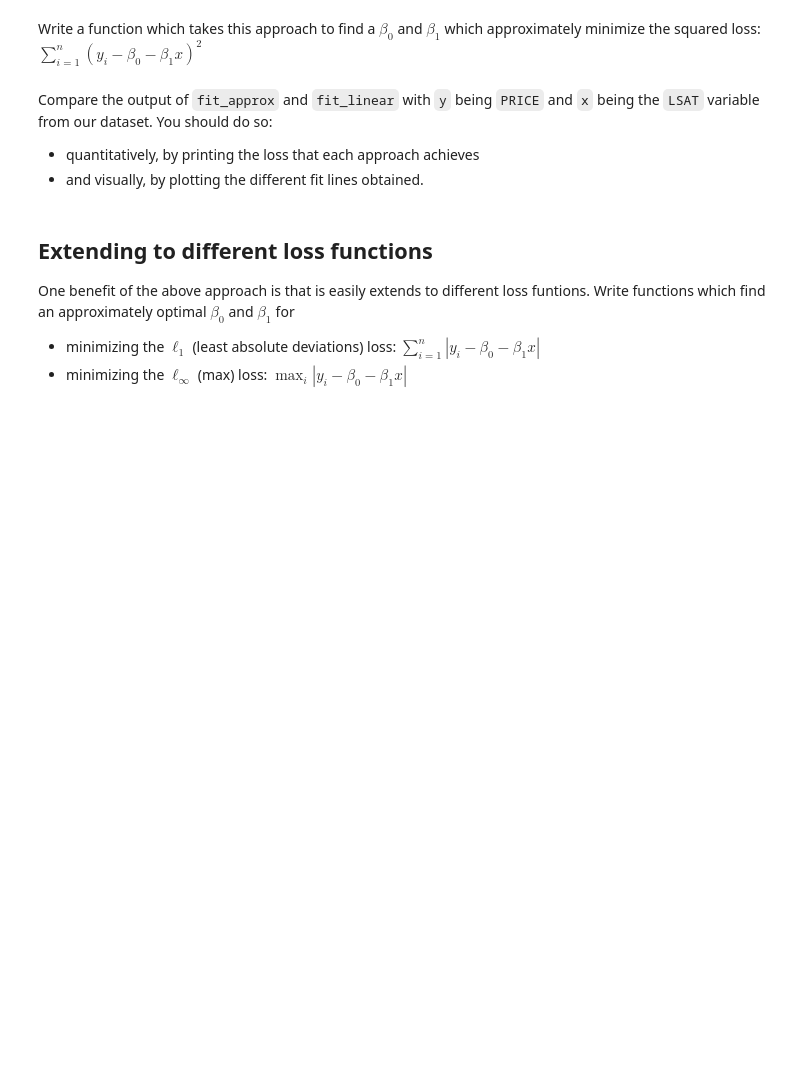
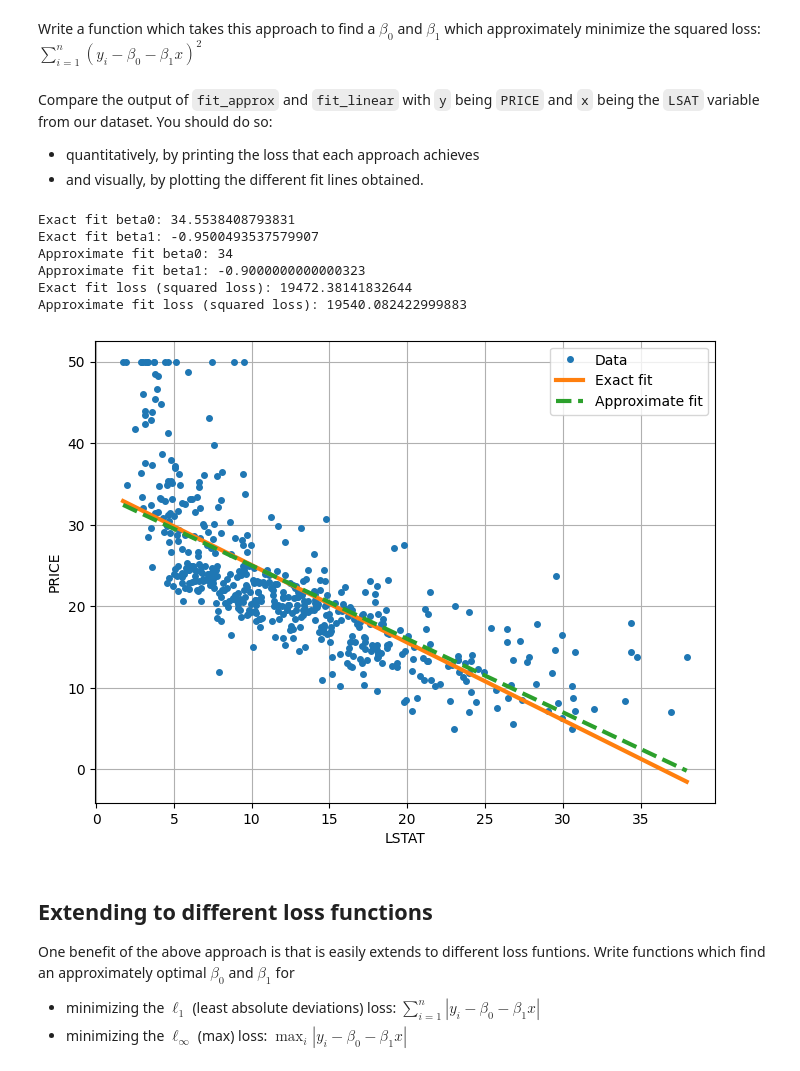
Before and after one commit to ivanearisty/obsidian, a Jupyter notebook: Classes + Uni/Machine Learning/demos/Copy_of_ML_Spring_25_Lab_1_Updated.ipynb, the cells around one changed output. Cells and saved outputs as stored; diff of their text form; code cells hidden in the pictures; blank space fills up the shorter version.

```diff
--- a/Classes + Uni/Machine Learning/demos/Copy_of_ML_Spring_25_Lab_1_Updated.ipynb
+++ b/Classes + Uni/Machine Learning/demos/Copy_of_ML_Spring_25_Lab_1_Updated.ipynb
@@ -161,13 +161,21 @@ You will need to write a loop. One option is to loop over the list of colunm nam
 
 What variable does the best job predicting house price?
 # %%
-# Dictionary to store the losses for each predictor
 losses = {}
+y = boston_df['target'].values
 
-# For each predictor column except the target
-for predictor in boston_df.columns[:-1]:  # exclude the target column
-    x = boston_df[predictor].values
-    _, _, loss = fit_linear(x, y)
+for predictor in boston_df.columns[:-1]:
+
+    if boston_df[predictor].dtype.name == 'category':
+
+        x = boston_df[predictor].astype(float).values
+
+    else:
+
+        x = boston_df[predictor].values
+
+    beta0, beta1, loss = fit_linear(x, y)
+
     losses[predictor] = loss
 
 # Sort losses by value and print
@@ -205,6 +232,45 @@ def fit_approx(x,y):
 Compare the output of `fit_approx` and `fit_linear` with `y` being `PRICE` and `x` being the `LSAT` variable from our dataset. You should do so:
 * quantitatively, by printing the loss that each approach achieves
 * and visually, by plotting the different fit lines obtained.
+# %%
+
+x_lstat = boston_df['LSTAT'].values
+
+y_price = boston_df['target'].values
+
+
+beta0_exact, beta1_exact, loss_exact = fit_linear(x_lstat, y_price)
+
+beta0_approx, beta1_approx, loss_approx = fit_approx(x_lstat, y_price)
+
+print("Exact fit beta0:", beta0_exact)
+print("Exact fit beta1:", beta1_exact)
+print("Approximate fit beta0:", beta0_approx)
+print("Approximate fit beta1:", beta1_approx)
+
+print("Exact fit loss (squared loss):", loss_exact)
+print("Approximate fit loss (squared loss):", loss_approx)
+
+plt.figure(figsize=(8,6))
+plt.plot(x_lstat, y_price, 'o', markersize=4, label="Data")
+
+sorted_idx = np.argsort(x_lstat)
+plt.plot(x_lstat[sorted_idx], (beta0_exact + beta1_exact * x_lstat)[sorted_idx], '-', linewidth=3, label="Exact fit")
+plt.plot(x_lstat[sorted_idx], (beta0_approx + beta1_approx * x_lstat)[sorted_idx], '--', linewidth=3, label="Approximate fit")
+
+plt.xlabel("LSTAT")
+plt.ylabel("PRICE")
+plt.legend()
+plt.grid(True)
+plt.show()
+# %% [output]
+Exact fit beta0: 34.5538408793831
+Exact fit beta1: -0.9500493537579907
+Approximate fit beta0: 34
+Approximate fit beta1: -0.9000000000000323
+Exact fit loss (squared loss): 19472.38141832644
+Approximate fit loss (squared loss): 19540.082422999883
+[figure, added]
 # %% [markdown]
 ## Extending to different loss functions
 
```
Also changed, not shown: parts of 7 cells of this notebook.
